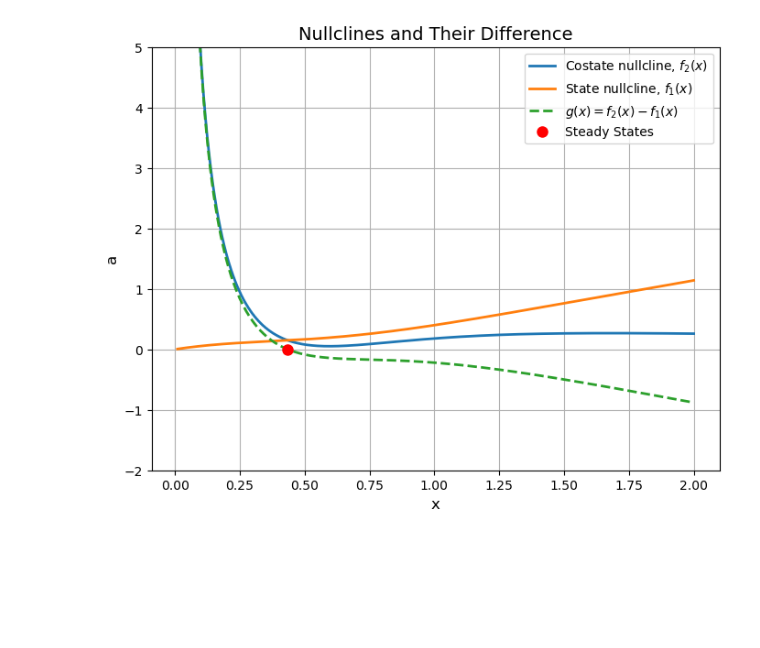
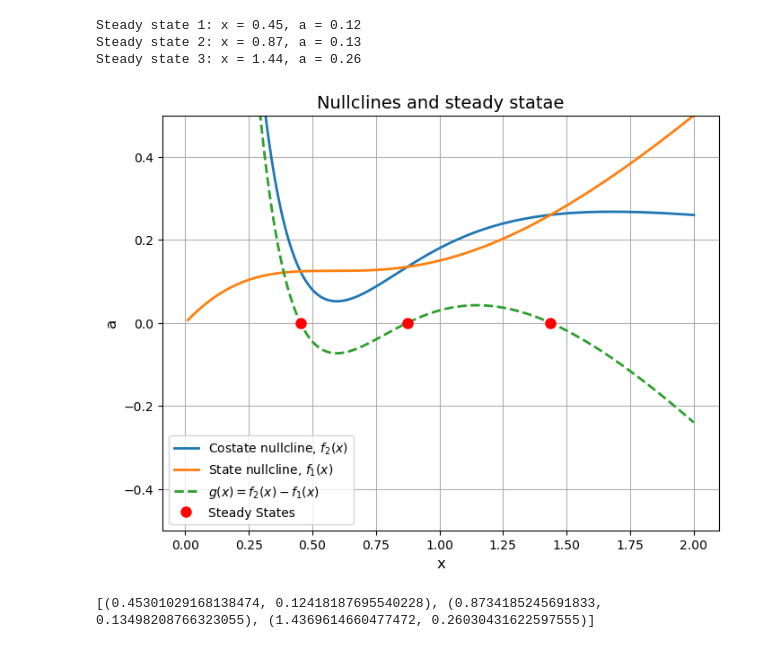
Before and after one commit to imaanb/CED2_A3, a Jupyter notebook: a3.ipynb, the cells around one changed output. Cells and saved outputs as stored; diff of their text form; code cells hidden in the pictures; blank space fills up the shorter version.

```diff
--- a/a3.ipynb
+++ b/a3.ipynb
@@ -7,42 +8,53 @@ def nullcline_a(x,p,b,c):
      return (p + b - (2*x)/((x**2 + 1)**2)) / (2 * c * x)
 
 def nullcline_x(b,x):
-    return b * x - (x**2) / ((x**2 + 1)**2)
+    return b * x - ((x**2) / ((x**2 + 1)))
 
 b = 0.65
 p = 0.03
 c = 0.5
-x = np.linspace(0.01,2,300)
+x = np.linspace(0.01,2,1000)
 
 f2 = nullcline_a(x, p, b, c)
 f1 = nullcline_x(b, x)
 g_x = f2 - f1
 
 fig, ax = plt.subplots(figsize=(8, 6))
 ax.plot(x, f2, label='Costate nullcline, $f_2(x)$', lw=2)
 ax.plot(x, f1, label='State nullcline, $f_1(x)$', lw=2)
 
 # Plot the difference g(x)
 ax.plot(x, g_x, label='$g(x)=f_2(x)-f_1(x)$', lw=2, ls='--')
 
 # Find and mark zeros of g(x) (steady states)
 roots = []
 for i in range(len(x)-1):
     if g_x[i] * g_x[i+1] < 0:
         root = fsolve(lambda xi: nullcline_a(xi, p, b, c) - nullcline_x(b, xi), (x[i] + x[i+1]) / 2)
         roots.append(root[0])
 roots = np.array(roots)
 if roots.size > 0:
     ax.plot(roots, np.zeros_like(roots), 'ro', markersize=8, label='Steady States')
 
+steady_states = []
+for i in range(len(roots)):
+    print(f"Steady state {i+1}: x = {roots[i]:.2f}, a = {nullcline_a(roots[i], p, b, c):.2f}")
+    steady_states.append((roots[i], nullcline_a(roots[i], p, b, c)))
+
 # Customize the plot
 ax.set_xlabel('x', fontsize=12)
 ax.set_ylabel('a', fontsize=12)
 ax.set_title('Nullclines and steady statae', fontsize=14)
 ax.grid(True)
 ax.legend(fontsize=10)
-ax.set_ylim(-2, 5)
+ax.set_ylim(-0.5, 0.5)
 
 plt.show()
+
+print(steady_states)
 # %% [output]
+Steady state 1: x = 0.45, a = 0.12
+Steady state 2: x = 0.87, a = 0.13
+Steady state 3: x = 1.44, a = 0.26
-[figure, old version]
+[figure, new version]
+[(0.45301029168138474, 0.12418187695540228), (0.8734185245691833, 0.13498208766323055), (1.4369614660477472, 0.26030431622597555)]
```
Also changed, not shown: parts of 2 cells of this notebook.
